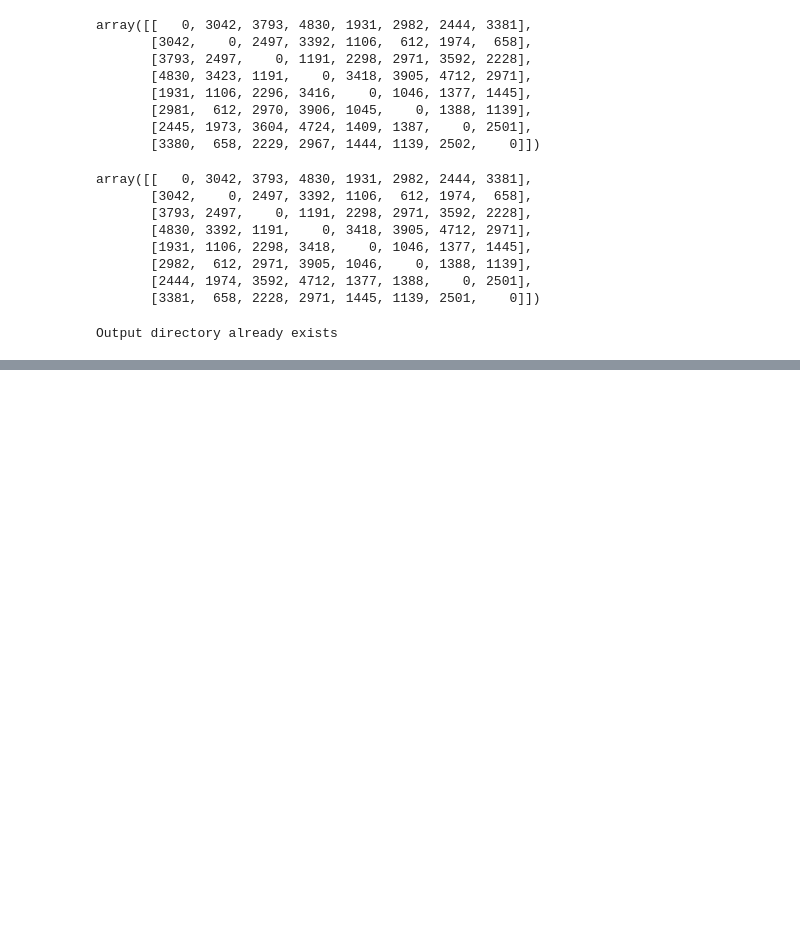
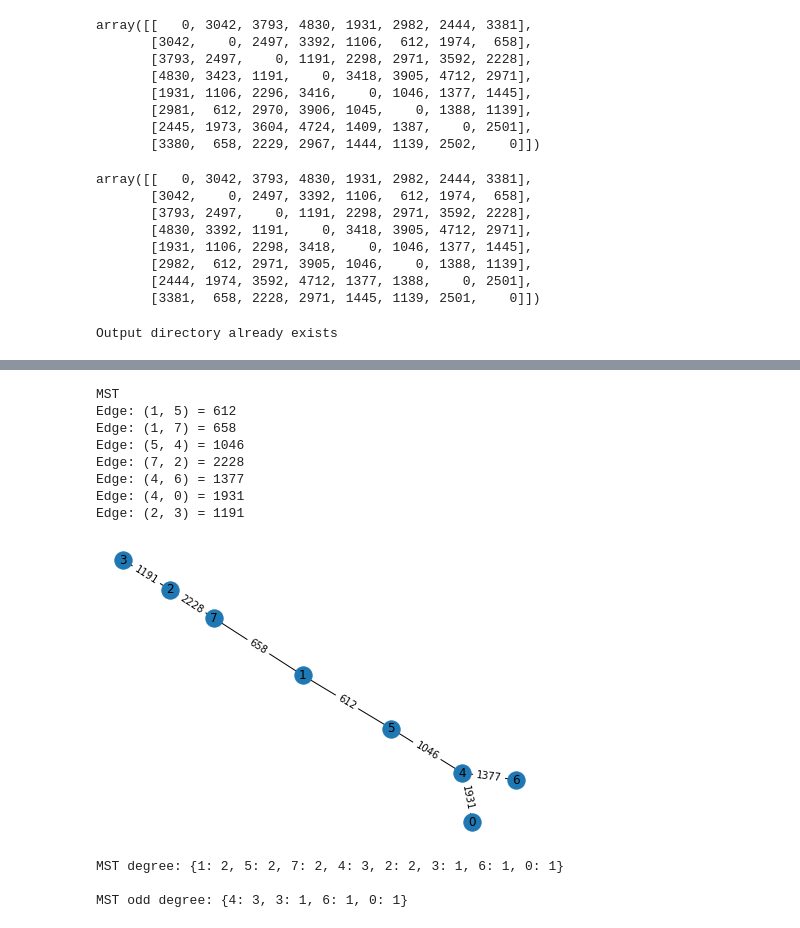
Before and after one commit to juan190199/TravelingSalesmanProblem, a Jupyter notebook: main.ipynb, the cells around one changed output, grey strips where cells are left out. Saved outputs shown, nothing was run; the diff lists cells and outputs as text; code cells hidden in the pictures; blank space fills up the shorter version.

```diff
--- a/main.ipynb
+++ b/main.ipynb
@@ -145,0 +146,29 @@ Edge: (6, 7) = 2501
+# %%
+# Create MST
+mst_graph = utils.get_mst(initial_g)
+if debug:
+    print('\nMST')
+    utils.print_edges_with_weight(mst_graph)
+    mst_graph.plot_graph(os.path.join(debug_folder, 'mst.png'))
+# %% [output]
+MST
+Edge: (1, 5) = 612
+Edge: (1, 7) = 658
+Edge: (5, 4) = 1046
+Edge: (7, 2) = 2228
+Edge: (4, 6) = 1377
+Edge: (4, 0) = 1931
+Edge: (2, 3) = 1191
+[figure, added]
+# %%
+mst_degrees = utils.get_degrees(mst_graph)
+if debug:
+    print(f"\nMST degree: {mst_degrees}")
+
+odd_degrees = utils.get_nodes_odd_degrees(mst_degrees)
+if debug:
+    print(f"\nMST odd degree: {odd_degrees}")
+# %% [output]
+MST degree: {1: 2, 5: 2, 7: 2, 4: 3, 2: 2, 3: 1, 6: 1, 0: 1}
+
+MST odd degree: {4: 3, 3: 1, 6: 1, 0: 1}
```
Also changed, not shown: parts of 8 cells of this notebook.
